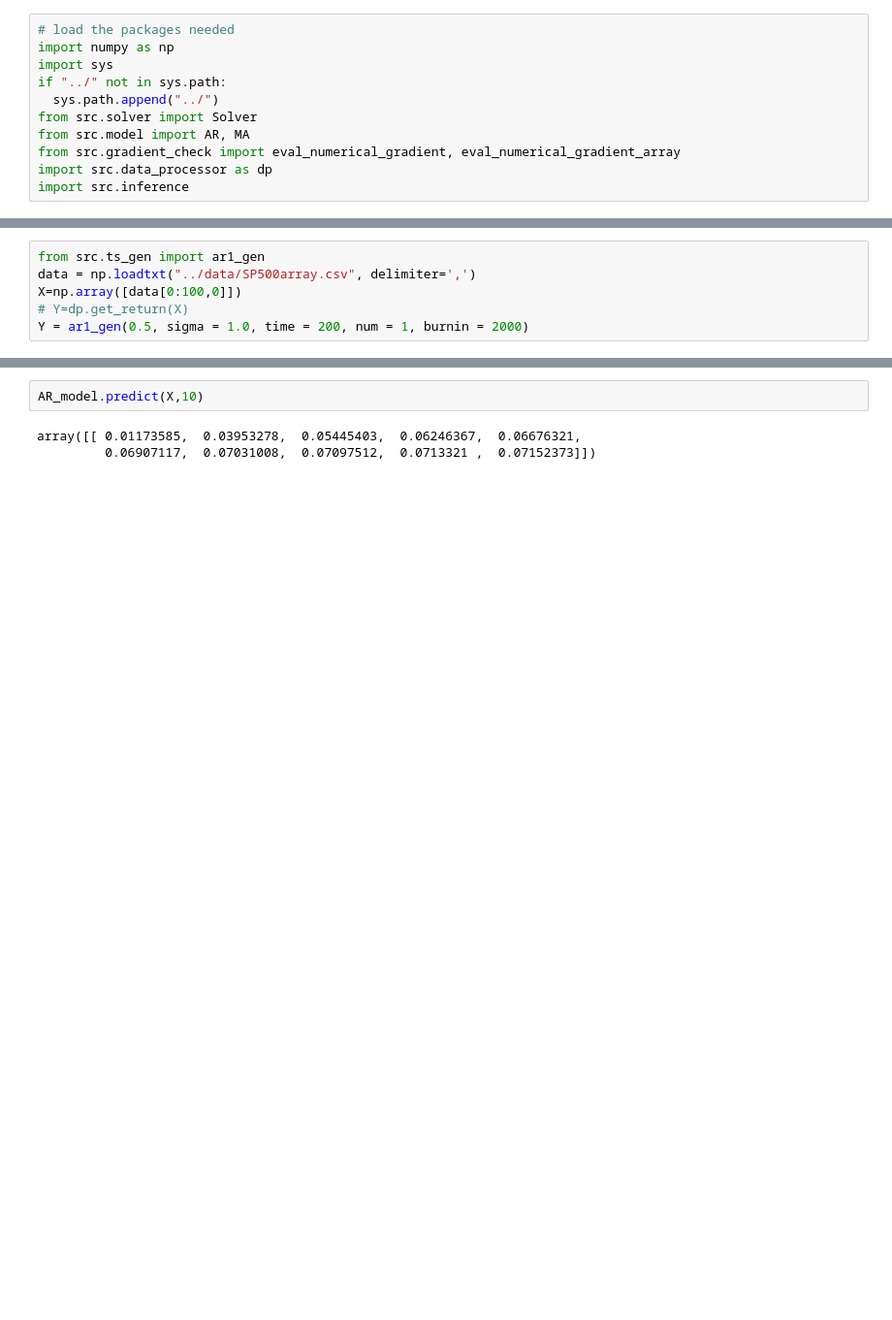
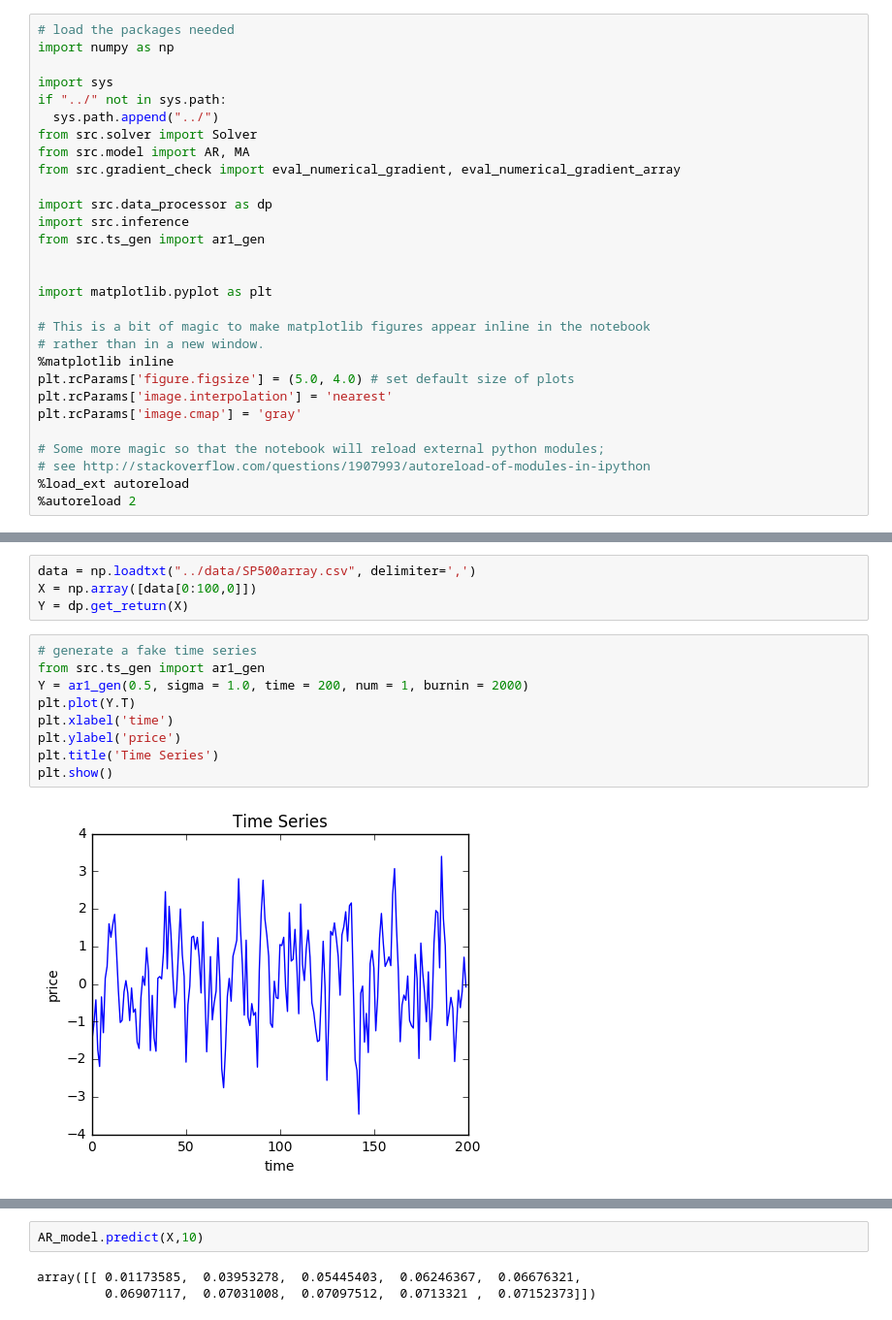
Before and after one commit to APC524/tsap, a Jupyter notebook: demo/demo1.ipynb, the cells around one changed output, grey strips where cells are left out. Shown: that part at 97% size. Saved outputs shown, nothing was run; the diff lists cells and outputs as text; blank space fills up the shorter version.

```diff
--- a/demo/demo1.ipynb
+++ b/demo/demo1.ipynb
@@ -1,11 +1,29 @@
 # %%
 # load the packages needed
 import numpy as np
+
 import sys
 if "../" not in sys.path:
   sys.path.append("../")
 from src.solver import Solver
 from src.model import AR, MA
 from src.gradient_check import eval_numerical_gradient, eval_numerical_gradient_array
+
 import src.data_processor as dp
 import src.inference
+from src.ts_gen import ar1_gen
+
+
+import matplotlib.pyplot as plt
+
+# This is a bit of magic to make matplotlib figures appear inline in the notebook
+# rather than in a new window.
+%matplotlib inline
+plt.rcParams['figure.figsize'] = (5.0, 4.0) # set default size of plots
+plt.rcParams['image.interpolation'] = 'nearest'
+plt.rcParams['image.cmap'] = 'gray'
+
+# Some more magic so that the notebook will reload external python modules;
+# see http://stackoverflow.com/questions/1907993/autoreload-of-modules-in-ipython
+%load_ext autoreload
+%autoreload 2
@@ -12,9 +33,18 @@ import src.inference
 # %%
-from src.ts_gen import ar1_gen
 data = np.loadtxt("../data/SP500array.csv", delimiter=',')
-X=np.array([data[0:100,0]])
-# Y=dp.get_return(X)
-Y = ar1_gen(0.5, sigma = 1.0, time = 200, num = 1, burnin = 2000)
+X = np.array([data[0:100,0]])
+Y = dp.get_return(X)
+# %%
+# generate a fake time series
+from src.ts_gen import ar1_gen
+Y = ar1_gen(0.5, sigma = 1.0, time = 200, num = 1, burnin = 2000)
+plt.plot(Y.T)
+plt.xlabel('time')
+plt.ylabel('price')
+plt.title('Time Series')
+plt.show()
+# %% [output]
+[figure, added]
 # %%
 lag = 1
 sigma = 2.0
```
Also changed, not shown: parts of 7 cells of this notebook, 1 other file.
